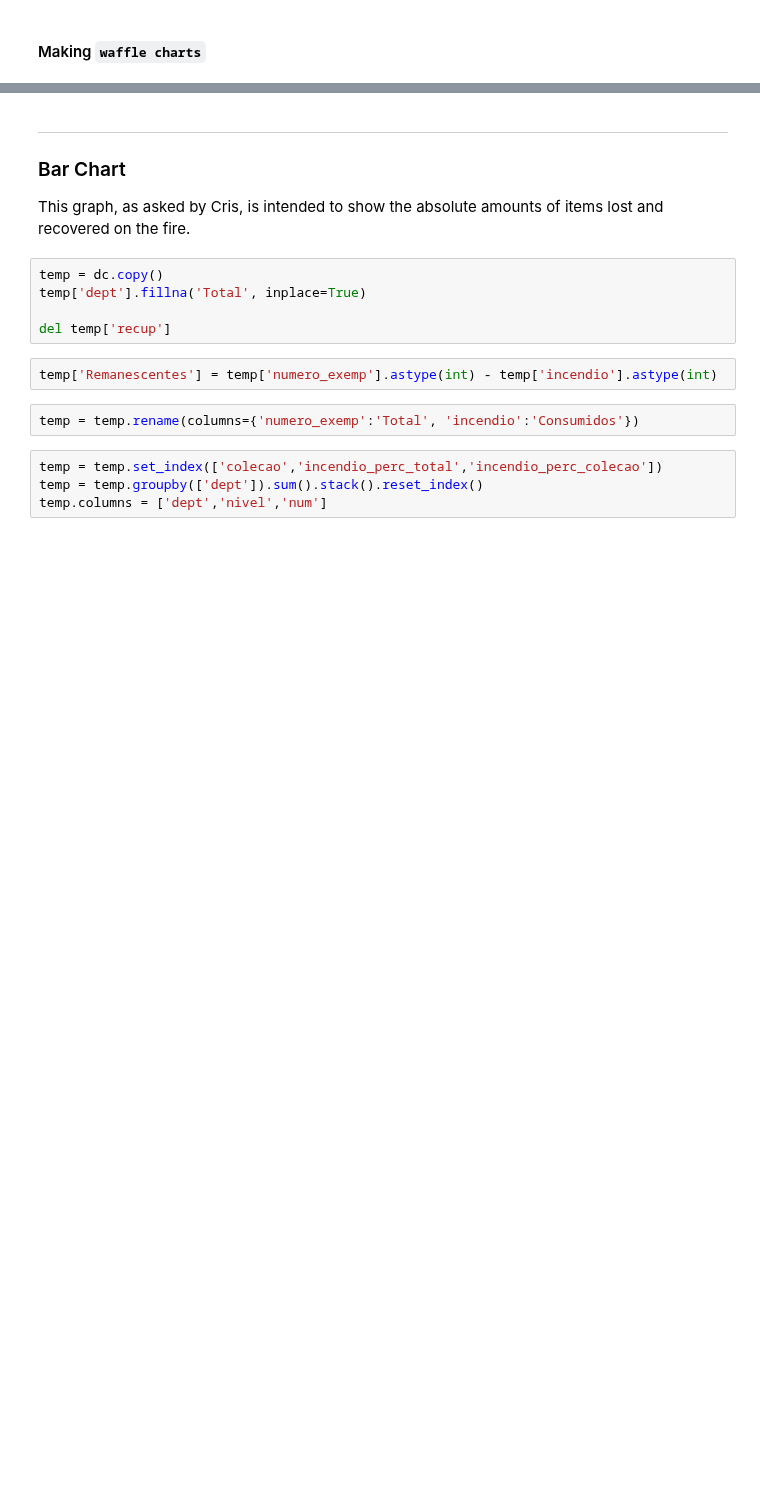
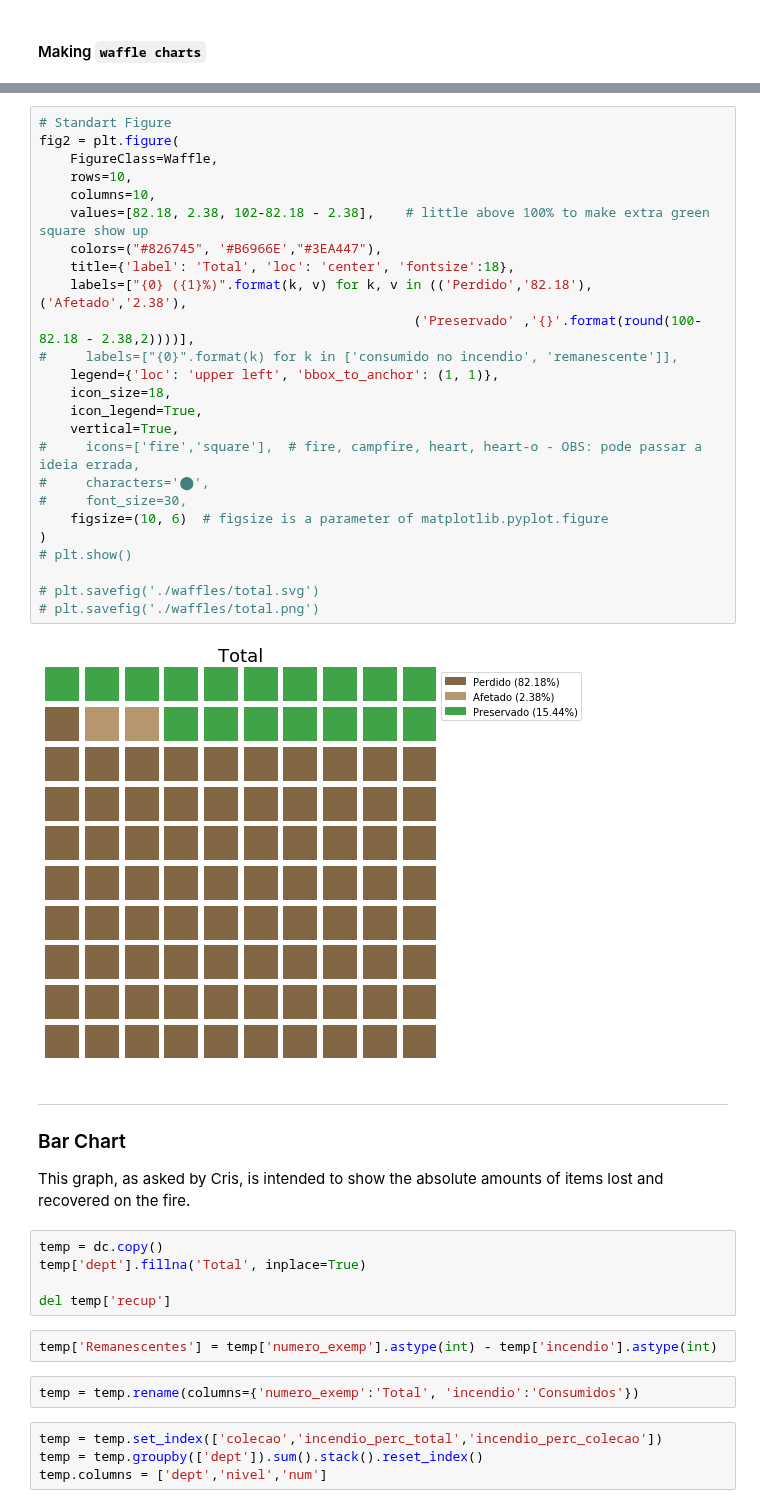
Before and after one commit to aslamedeiros/Vis_Zoo---Fase-1, a Jupyter notebook: Waffle_charts.ipynb, the cells around one changed output, grey strips where cells are left out. Saved outputs shown, nothing was run; the diff lists cells and outputs as text; blank space fills up the shorter version.

```diff
--- a/Waffle_charts.ipynb
+++ b/Waffle_charts.ipynb
@@ -231,3 +247,30 @@ plt.savefig('./waffles/waffle_colecao.png')
+# %%
+# Standart Figure
+fig2 = plt.figure(
+    FigureClass=Waffle,
+    rows=10,
+    columns=10,
+    values=[82.18, 2.38, 102-82.18 - 2.38],    # little above 100% to make extra green square show up
+    colors=("#826745", '#B6966E',"#3EA447"),
+    title={'label': 'Total', 'loc': 'center', 'fontsize':18},
+    labels=["{0} ({1}%)".format(k, v) for k, v in (('Perdido','82.18'),('Afetado','2.38'),
+                                                ('Preservado' ,'{}'.format(round(100-82.18 - 2.38,2))))],
+#     labels=["{0}".format(k) for k in ['consumido no incendio', 'remanescente']],
+    legend={'loc': 'upper left', 'bbox_to_anchor': (1, 1)},
+    icon_size=18,
+    icon_legend=True,
+    vertical=True,
+#     icons=['fire','square'],  # fire, campfire, heart, heart-o - OBS: pode passar a ideia errada,
+#     characters='⬤',
+#     font_size=30,
+    figsize=(10, 6)  # figsize is a parameter of matplotlib.pyplot.figure
+)
+# plt.show()
+
+# plt.savefig('./waffles/total.svg')
+# plt.savefig('./waffles/total.png')
+# %% [output]
+[figure, added]
 # %% [markdown]
 -----
 
```
Also changed, not shown: parts of 10 cells of this notebook, 7 other files.
